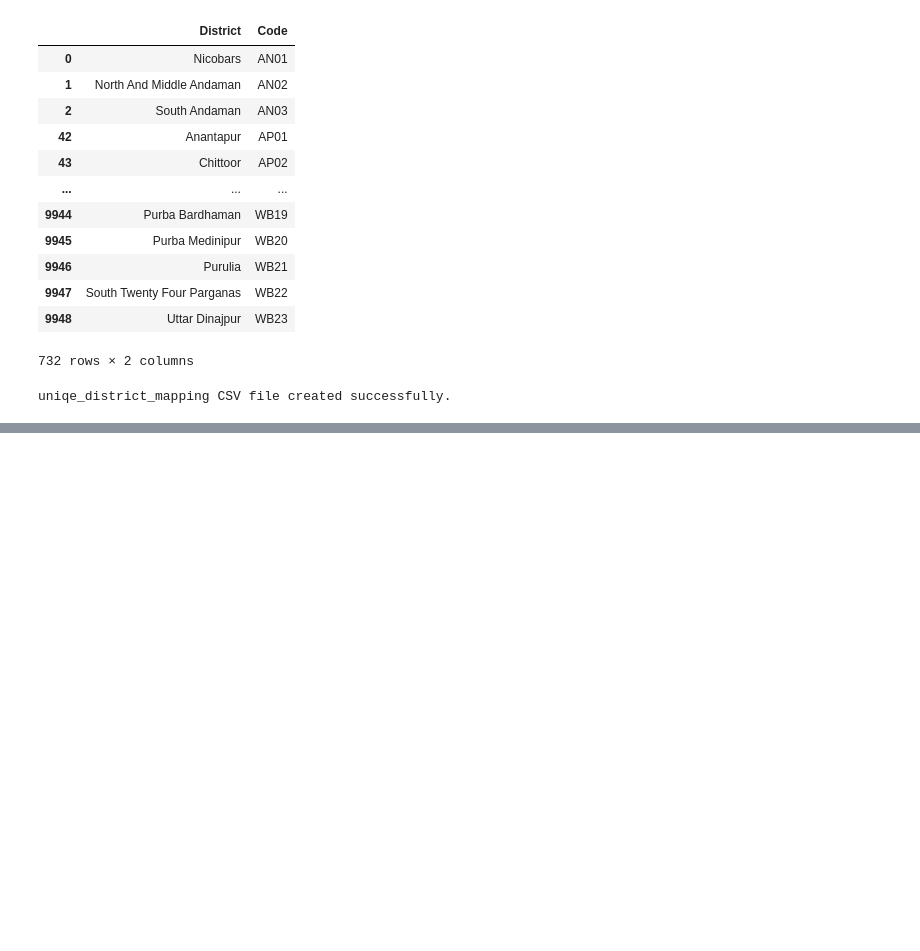
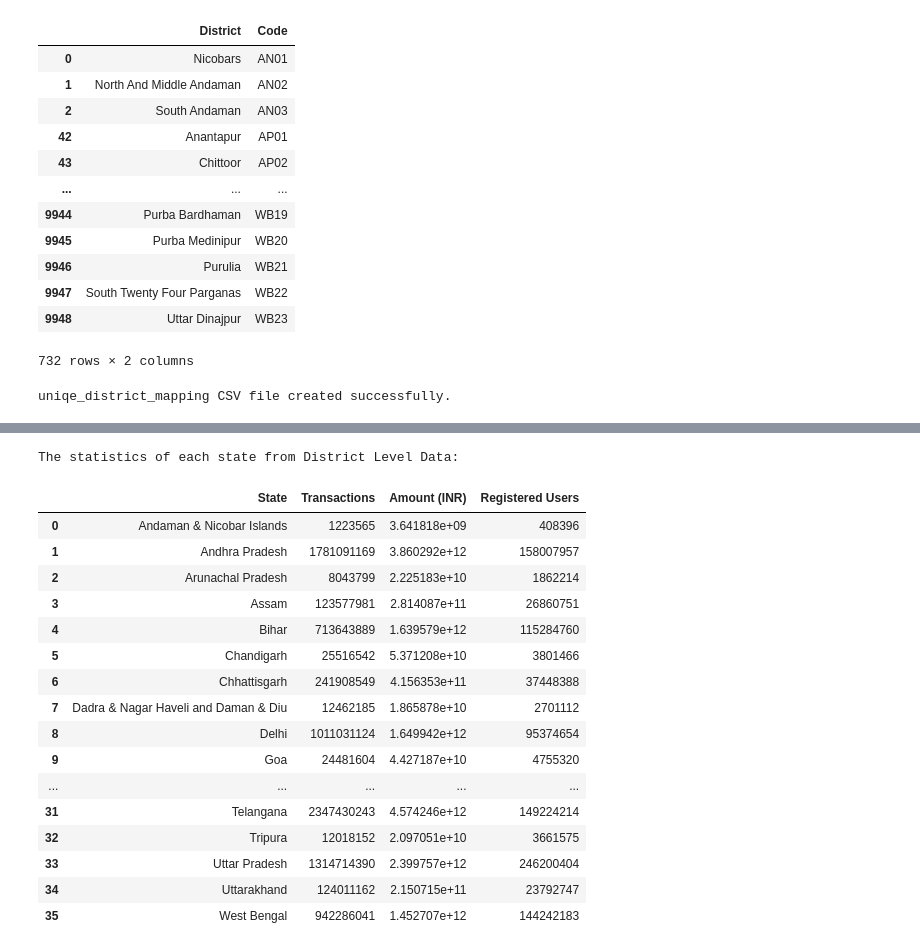
Before and after one commit to Shyam1327/PhonePe_Case_Study_Analysis, a Jupyter notebook: PhonePe.ipynb, the cells around one changed output, grey strips where cells are left out. Saved outputs shown, nothing was run; the diff lists cells and outputs as text; code cells hidden in the pictures; blank space fills up the shorter version.

```diff
--- a/PhonePe.ipynb
+++ b/PhonePe.ipynb
@@ -1049,0 +1068,27 @@ uniqe_district_mapping CSV file created successfully.
+# %%
+district_stats=district_txn_and_users.groupby('State').agg({
+    'Transactions':'sum',
+    'Amount (INR)':'sum',
+    'Registered Users':'sum'
+}).reset_index()
+print("The statistics of each state from District Level Data:")
+district_stats
+# %% [output]
+The statistics of each state from District Level Data:
+|  | State | Transactions | Amount (INR) | Registered Users |
+| 0 | Andaman & Nicobar Islands | 1223565 | 3.641818e+09 | 408396 |
+| 1 | Andhra Pradesh | 1781091169 | 3.860292e+12 | 158007957 |
+| 2 | Arunachal Pradesh | 8043799 | 2.225183e+10 | 1862214 |
+| 3 | Assam | 123577981 | 2.814087e+11 | 26860751 |
+| 4 | Bihar | 713643889 | 1.639579e+12 | 115284760 |
+| 5 | Chandigarh | 25516542 | 5.371208e+10 | 3801466 |
+| 6 | Chhattisgarh | 241908549 | 4.156353e+11 | 37448388 |
+| 7 | Dadra & Nagar Haveli and Daman & Diu | 12462185 | 1.865878e+10 | 2701112 |
+| 8 | Delhi | 1011031124 | 1.649942e+12 | 95374654 |
+| 9 | Goa | 24481604 | 4.427187e+10 | 4755320 |
+| ... | ... | ... | ... | ... |
+| 31 | Telangana | 2347430243 | 4.574246e+12 | 149224214 |
+| 32 | Tripura | 12018152 | 2.097051e+10 | 3661575 |
+| 33 | Uttar Pradesh | 1314714390 | 2.399757e+12 | 246200404 |
+| 34 | Uttarakhand | 124011162 | 2.150715e+11 | 23792747 |
+| 35 | West Bengal | 942286041 | 1.452707e+12 | 144242183 |
```
Also changed, not shown: parts of 2 cells of this notebook.
